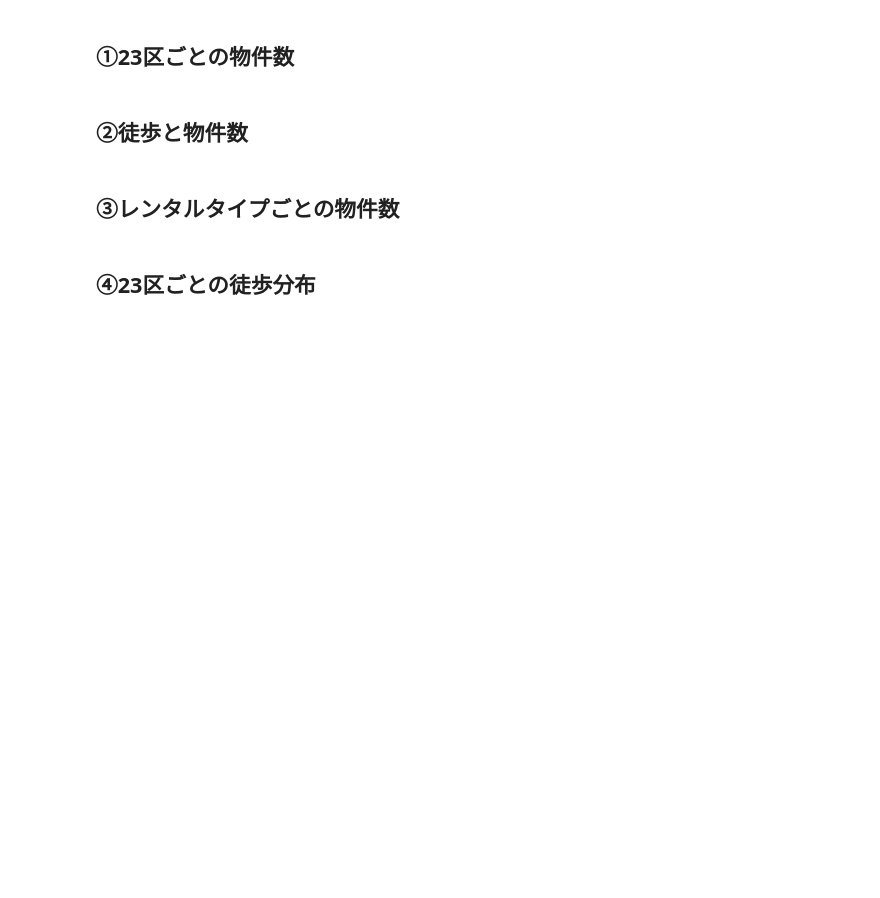
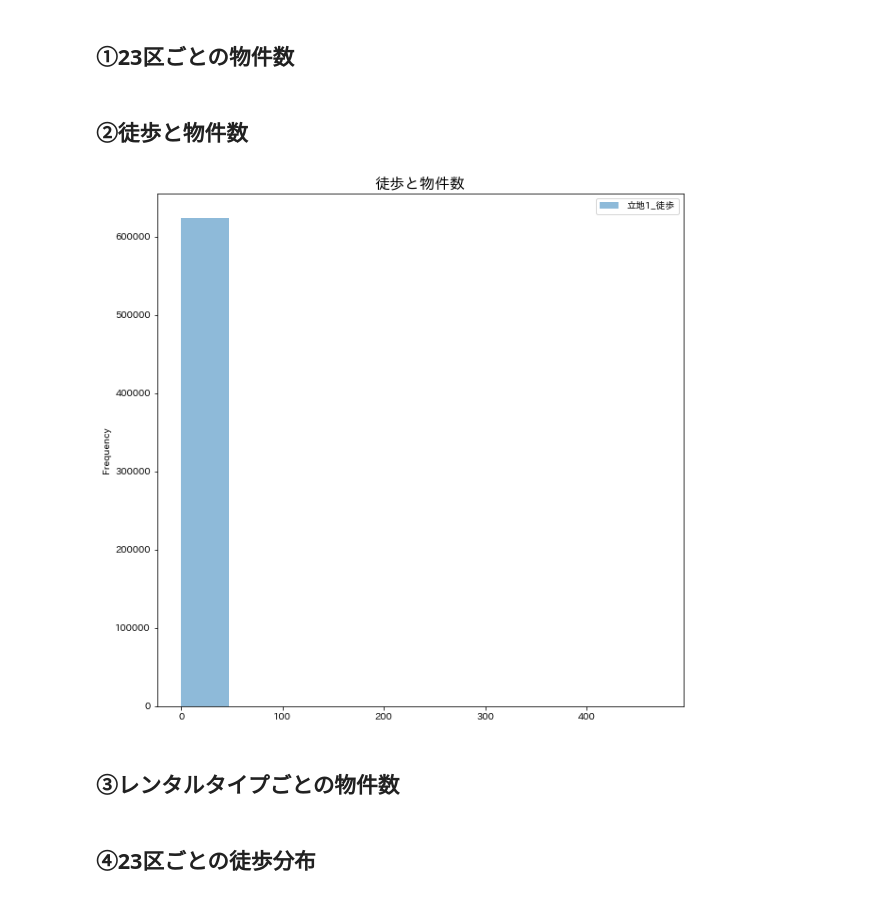
Before and after one commit to kimiaki/Bukken, a Jupyter notebook: code/analysis.ipynb, the cells around one changed output. Saved outputs shown, nothing was run; the diff lists cells and outputs as text; code cells hidden in the pictures; blank space fills up the shorter version.

```diff
--- a/code/analysis.ipynb
+++ b/code/analysis.ipynb
@@ -97,6 +136,12 @@ df_all.groupby("市区町村").size()
 ## ①23区ごとの物件数
 # %% [markdown]
 ## ②徒歩と物件数
+# %%
+ax = df_all.plot(y=["立地1_徒歩"], alpha=0.5, figsize=(10,10), kind="hist", bins=)
+plt.title("徒歩と物件数", size=16)
+plt.show()
+# %% [output]
+[figure, added]
 # %% [markdown]
 ## ③レンタルタイプごとの物件数
 # %% [markdown]
```
Also changed, not shown: parts of 12 cells of this notebook.
